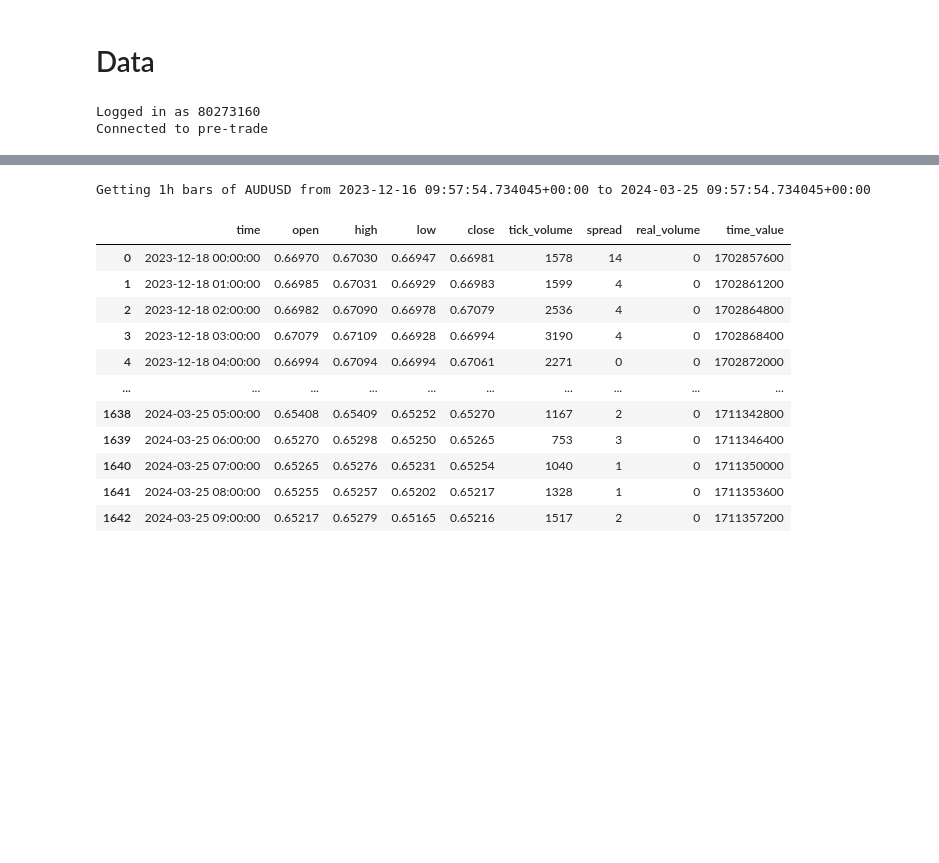
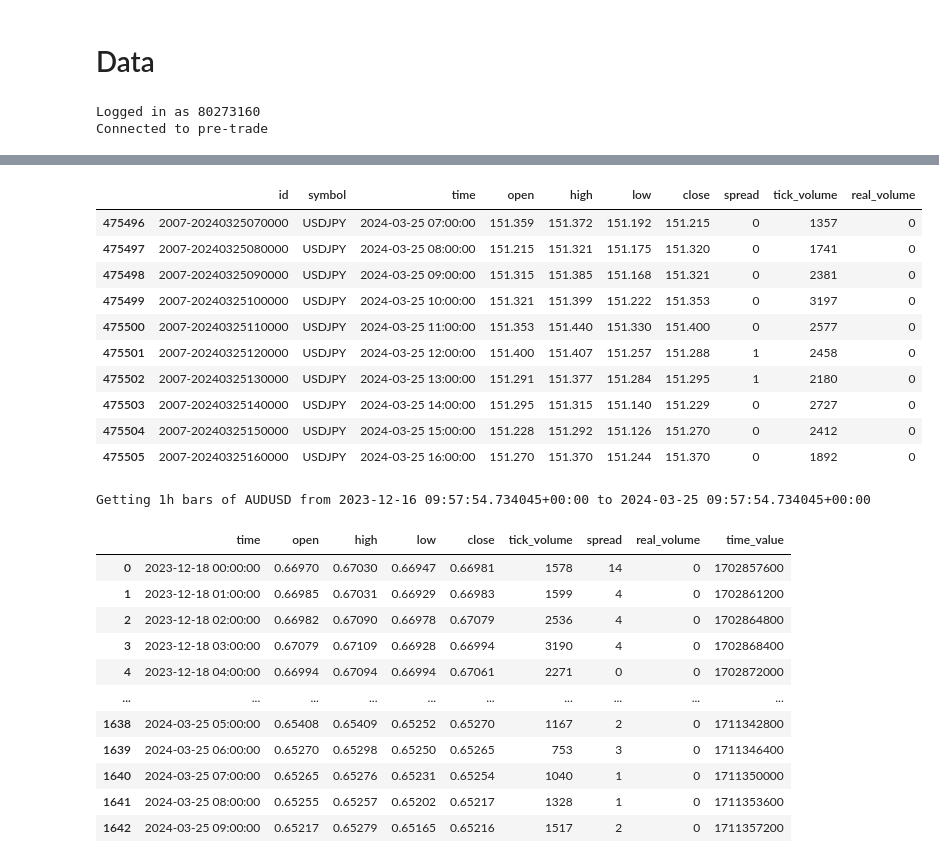
Before and after one commit to kcf1/Trading-Modules, a Jupyter notebook: test.ipynb, the cells around one changed output, grey strips where cells are left out. Cells and saved outputs as stored; diff of their text form; code cells hidden in the pictures; blank space fills up the shorter version.

```diff
--- a/test.ipynb
+++ b/test.ipynb
@@ -101,3 +74,17 @@ dtype: object
+# %%
+update.db.read_all('bars').tail(10)
+# %% [output]
+|  | id | symbol | time | open | high | low | close | spread | tick_volume | real_volume |
+| 475496 | 2007-20240325070000 | USDJPY | 2024-03-25 07:00:00 | 151.359 | 151.372 | 151.192 | 151.215 | 0 | 1357 | 0 |
+| 475497 | 2007-20240325080000 | USDJPY | 2024-03-25 08:00:00 | 151.215 | 151.321 | 151.175 | 151.320 | 0 | 1741 | 0 |
+| 475498 | 2007-20240325090000 | USDJPY | 2024-03-25 09:00:00 | 151.315 | 151.385 | 151.168 | 151.321 | 0 | 2381 | 0 |
+| 475499 | 2007-20240325100000 | USDJPY | 2024-03-25 10:00:00 | 151.321 | 151.399 | 151.222 | 151.353 | 0 | 3197 | 0 |
+| 475500 | 2007-20240325110000 | USDJPY | 2024-03-25 11:00:00 | 151.353 | 151.440 | 151.330 | 151.400 | 0 | 2577 | 0 |
+| 475501 | 2007-20240325120000 | USDJPY | 2024-03-25 12:00:00 | 151.400 | 151.407 | 151.257 | 151.288 | 1 | 2458 | 0 |
+| 475502 | 2007-20240325130000 | USDJPY | 2024-03-25 13:00:00 | 151.291 | 151.377 | 151.284 | 151.295 | 1 | 2180 | 0 |
+| 475503 | 2007-20240325140000 | USDJPY | 2024-03-25 14:00:00 | 151.295 | 151.315 | 151.140 | 151.229 | 0 | 2727 | 0 |
+| 475504 | 2007-20240325150000 | USDJPY | 2024-03-25 15:00:00 | 151.228 | 151.292 | 151.126 | 151.270 | 0 | 2412 | 0 |
+| 475505 | 2007-20240325160000 | USDJPY | 2024-03-25 16:00:00 | 151.270 | 151.370 | 151.244 | 151.370 | 0 | 1892 | 0 |
 # %%
 update.close()
 # %%
```
Also changed, not shown: parts of 4 cells of this notebook, 4 other files.
